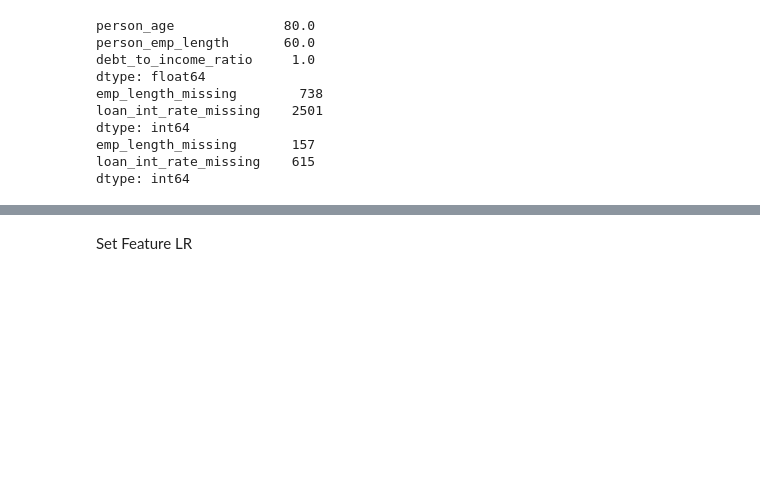
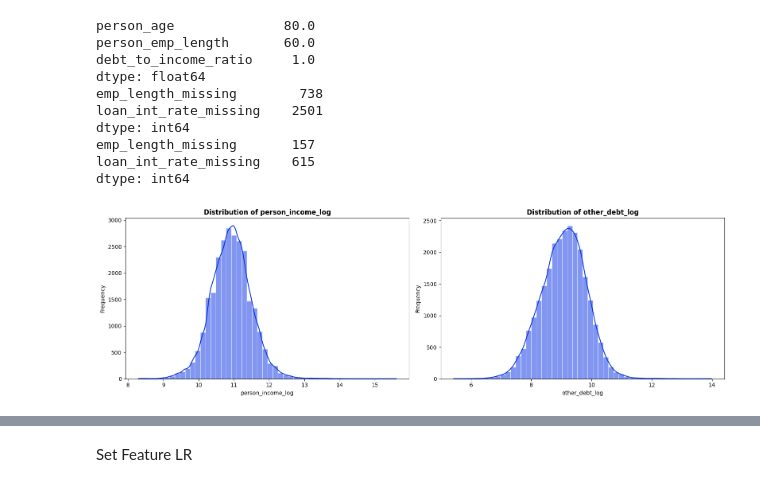
Before and after one commit to Nguyen-Hoan023/Credit-Risk-Prediction, a Jupyter notebook: notebooks/model.ipynb, the cells around one changed output, grey strips where cells are left out. Drawn from its saved outputs; the diff is of its cells as text; code cells hidden in the pictures; blank space fills up the shorter version.

```diff
--- a/notebooks/model.ipynb
+++ b/notebooks/model.ipynb
@@ -157,3 +157,33 @@ dtype: int64
 emp_length_missing       157
 loan_int_rate_missing    615
 dtype: int64
+# %%
+import seaborn as sns
+log_cols = [
+    "person_income_log",
+    "other_debt_log"
+]
+
+fig, axes = plt.subplots(1, 2, figsize=(16, 5))
+
+for ax, col in zip(axes, log_cols):
+
+    sns.histplot(
+        data=X_train,
+        x=col,
+        bins=50,
+        kde=True,
+        color="#052EE2",
+        edgecolor="white",
+        linewidth=0.4,
+        ax=ax
+    )
+
+    ax.set_title(f"Distribution of {col}", weight="bold", fontsize=12)
+    ax.set_xlabel(col)
+    ax.set_ylabel("Frequency")
+
+plt.tight_layout()
+plt.show()
+# %% [output]
+[figure, added]
```
Also changed, not shown: parts of 2 cells of this notebook, 4 other files.
